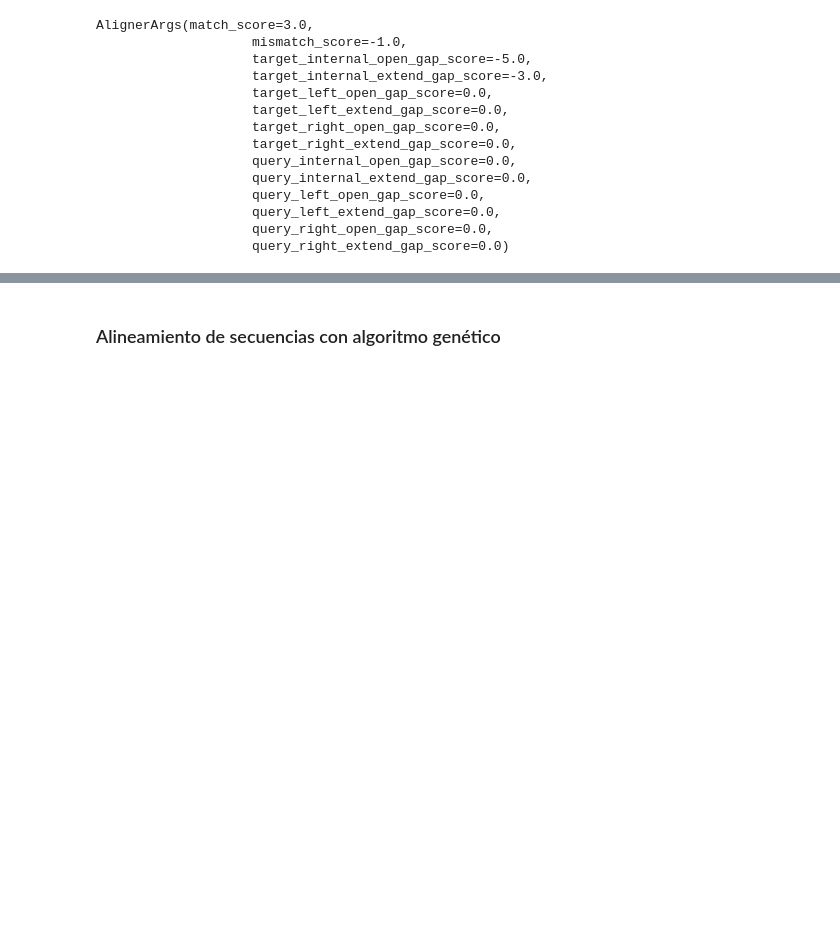
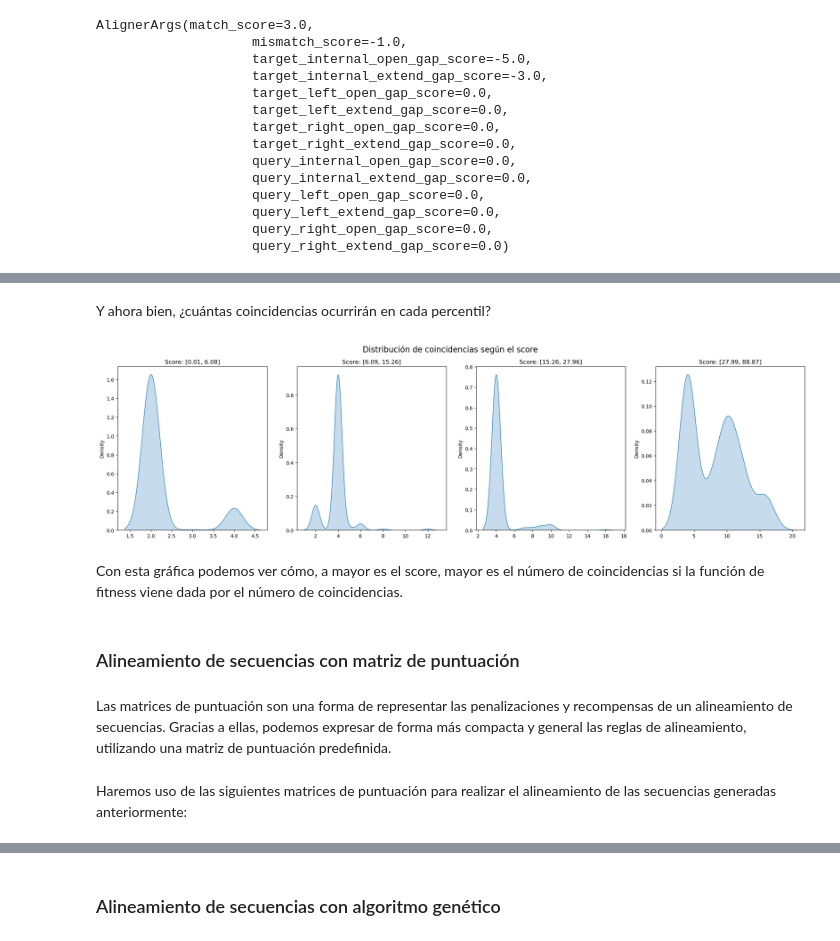
Before and after one commit to deepamino/pr2, a Jupyter notebook: Ejercicio.ipynb, the cells around one changed output, grey strips where cells are left out. Saved outputs shown, nothing was run; the diff lists cells and outputs as text; code cells hidden in the pictures; blank space fills up the shorter version.

```diff
--- a/Ejercicio.ipynb
+++ b/Ejercicio.ipynb
@@ -60,0 +293,29 @@ def get_matches(alignment):
+# %% [markdown]
+Y ahora bien, ¿cuántas coincidencias ocurrirán en cada percentil?
+# %%
+def plot_scores(q_scores, q_matches):
+    fig, axs = plt.subplots(1, 4, figsize=(25,6))
+
+    sns.kdeplot(q_matches[0], ax=axs[0], label="Q1", fill=True)
+    sns.kdeplot(q_matches[1], ax=axs[1], label="Q2", fill=True)
+    sns.kdeplot(q_matches[2], ax=axs[2], label="Q3", fill=True)
+    sns.kdeplot(q_matches[3], ax=axs[3], label="Q4", fill=True)
+
+    axs[0].set_title(f"Score: [{round(min(q_scores[0]), 2)}, {round(max(q_scores[0]), 2)}]")
+    axs[1].set_title(f"Score: [{round(min(q_scores[1]), 2)}, {round(max(q_scores[1]), 2)}]")
+    axs[2].set_title(f"Score: [{round(min(q_scores[2]), 2)}, {round(max(q_scores[2]), 2)}]")
+    axs[3].set_title(f"Score: [{round(min(q_scores[3]), 2)}, {round(max(q_scores[3]), 2)}]")
+
+    plt.suptitle("Distribución de coincidencias según el score", fontsize=16)
+
+    plt.show()
+
+plot_scores(q_scores, q_matches)
+# %% [output]
+[figure, added]
+# %% [markdown]
+Con esta gráfica podemos ver cómo, a mayor es el score, mayor es el número de coincidencias si la función de fitness viene dada por el número de coincidencias.
+# %% [markdown]
+### Alineamiento de secuencias con matriz de puntuación
+# %% [markdown]
+Las matrices de puntuación son una forma de representar las penalizaciones y recompensas de un alineamiento de secuencias. Gracias a ellas, podemos expresar de forma más compacta y general las reglas de alineamiento, utilizando una matriz de puntuación predefinida.
@@ -60,0 +324,2 @@ def get_matches(alignment):
+# %% [markdown]
+Haremos uso de las siguientes matrices de puntuación para realizar el alineamiento de las secuencias generadas anteriormente:
```
Also changed, not shown: parts of 111 cells of this notebook, 3 other files.
